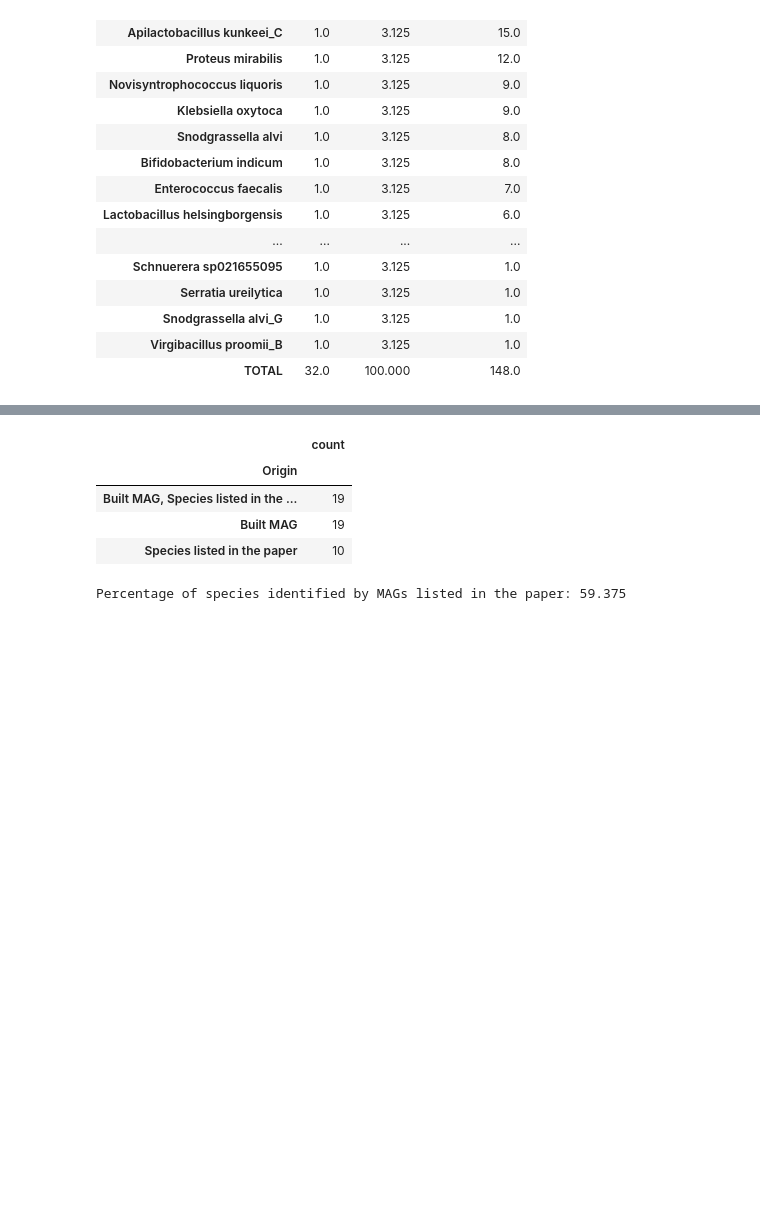
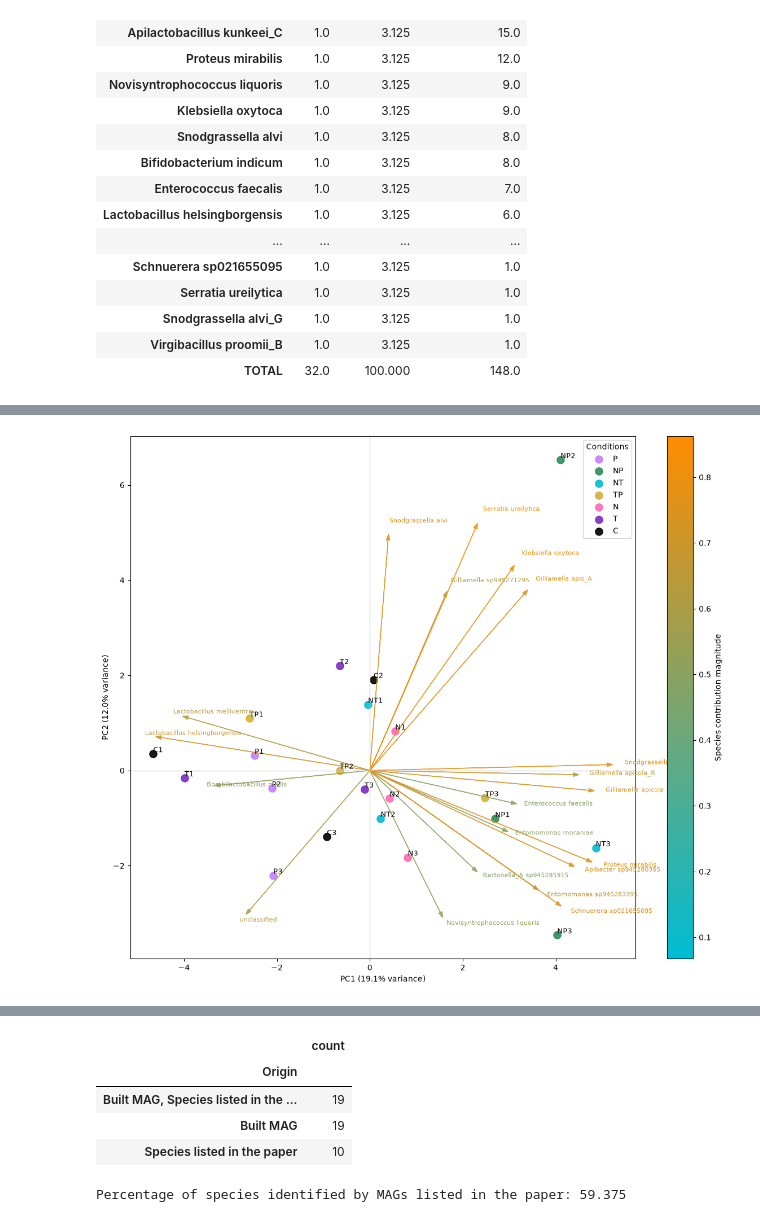
Before and after one commit to usegalaxy-eu/FAIRyMAGs, a Jupyter notebook: bin/use-case-bee-microbiome-exploration.ipynb, the cells around one changed output, grey strips where cells are left out. Drawn from its saved outputs; the diff is of its cells as text; code cells hidden in the pictures; blank space fills up the shorter version.

Commit message:
Add relative species abundance PCA

```diff
--- a/bin/use-case-bee-microbiome-exploration.ipynb
+++ b/bin/use-case-bee-microbiome-exploration.ipynb
@@ -12,6 +14,9 @@ import seaborn as sns
 data_dp = Path("../data/use-cases/bee-microbiome/")
 data_dp.exists()
 
+data_dp_2 = Path("../data/bee-use-case/")
+data_dp_2.exists()
+
 result_dp = Path("../results/bee-use-case/")
 result_dp.exists()
 # %% [output]
@@ -54,3 +59,7 @@ Columns: 350
 | 36 | SRR24759604_bin_148146 | Bacteria | Bacillota | Bacilli | Lactobacillales | Lactobacillaceae | Lactobacillus | Lactobacillus apis | 1 | 75.4% | ... |
 | 37 | SRR24759604_bin_148585 | Bacteria | Pseudomonadota | Gammaproteobacteria | Burkholderiales | Neisseriaceae | Snodgrassella | Snodgrassella alvi_G | 1 | 75.0% | ... |
 38 rows × 350 columns
+# %%
+metadata_df = pd.read_csv(data_dp_2 / "metadata.tsv", sep="\t")
+metadata_df["Replicate"] = metadata_df["Replicate"].astype(str).str.replace(r"\s+Replicate", "", regex=True)
+metadata_df
@@ -194,0 +271,3 @@ display(get_level_counts(df_expert, "Species"))
+# %%
+reduced_abund_df = abund_df.groupby("Species").sum(numeric_only=True)
+reduced_abund_df
@@ -194,0 +294,89 @@ display(get_level_counts(df_expert, "Species"))
+# %%
+from matplotlib.colors import LinearSegmentedColormap
+
+sample_matrix = reduced_abund_df.T
+
+scaled_sample_matrix = StandardScaler().fit_transform(sample_matrix)
+pca = PCA(n_components=2)
+sample_scores = pca.fit_transform(scaled_sample_matrix)
+species_loadings = pca.components_.T * np.sqrt(pca.explained_variance_)
+
+sample_scores_df = pd.DataFrame(sample_scores, index=sample_matrix.index, columns=["PC1", "PC2"])
+sample_scores_df["Category"] = (
+    sample_scores_df.index.to_series()
+    .str.extract(r"^(NT|NP|TP|C|T|P|N)", expand=False)
+    .fillna("Other")
+)
+
+category_palette = {
+    "C": "#000000",
+    "T": "#7b2cbf",
+    "P": "#c77dff",
+    "N": "#ff69b4",
+    "NT": "#00bcd4",
+    "NP": "#2e8b57",
+    "TP": "#d4af37",
+    "Other": "#6c757d",
+}
+
+species_contribution = np.linalg.norm(species_loadings, axis=1)
+contribution_norm = plt.Normalize(species_contribution.min(), species_contribution.max())
+arrow_cmap = LinearSegmentedColormap.from_list("cyan_orange", ["#00bcd4", "#ff8c00"])
+arrow_colors = arrow_cmap(contribution_norm(species_contribution))
+
+top_species_idx = np.argsort(species_contribution)[-20:]
+score_limit = np.abs(sample_scores_df[["PC1", "PC2"]].to_numpy()).max()
+loading_limit = np.abs(species_loadings[top_species_idx]).max()
+arrow_scale = 1.0 if loading_limit == 0 else (score_limit / loading_limit) * 0.8
+
+fig, ax = plt.subplots(figsize=(12, 10))
+
+for category, frame in sample_scores_df.groupby("Category", sort=False):
+    ax.scatter(
+        frame["PC1"],
+        frame["PC2"],
+        s=90,
+        color=category_palette.get(category, category_palette["Other"]),
+        label=category,
+        alpha=0.9,
+    )
+    for sample_name, row in frame.iterrows():
+        ax.text(row["PC1"], row["PC2"], sample_name, fontsize=9, ha="left", va="bottom")
+
+for idx in top_species_idx:
+    species_name = reduced_abund_df.index[idx]
+    x_loading = species_loadings[idx, 0] * arrow_scale
+    y_loading = species_loadings[idx, 1] * arrow_scale
+    ax.arrow(
+        0,
+        0,
+        x_loading,
+        y_loading,
+        color=arrow_colors[idx],
+        alpha=0.85,
+        width=0.002,
+        head_width=0.08,
+        length_includes_head=True,
+    )
+    ax.text(x_loading * 1.05, y_loading * 1.05, species_name, color=arrow_colors[idx], fontsize=8)
+
+explained_variance = pca.explained_variance_ratio_ * 100
+ax.axhline(0, color="lightgray", linewidth=1)
+ax.axvline(0, color="lightgray", linewidth=1)
+ax.set_xlabel(f"PC1 ({explained_variance[0]:.1f}% variance)")
+ax.set_ylabel(f"PC2 ({explained_variance[1]:.1f}% variance)")
+ax.legend(title="Conditions")
+
+sm = plt.cm.ScalarMappable(cmap=arrow_cmap, norm=contribution_norm)
+sm.set_array([])
+fig.colorbar(sm, ax=ax, label="Species contribution magnitude")
+
+plt.tight_layout()
+png_fp = result_dp / "pca_biplot.png"
+fig.savefig(png_fp, dpi=300, bbox_inches="tight")
+print(f"Saved PCA biplot to: {png_fp}")
+plt.show()
+
+sample_scores_df
+# %% [output]
+[figure, added]
```
Also changed, not shown: parts of 15 cells of this notebook, 2 other files.
